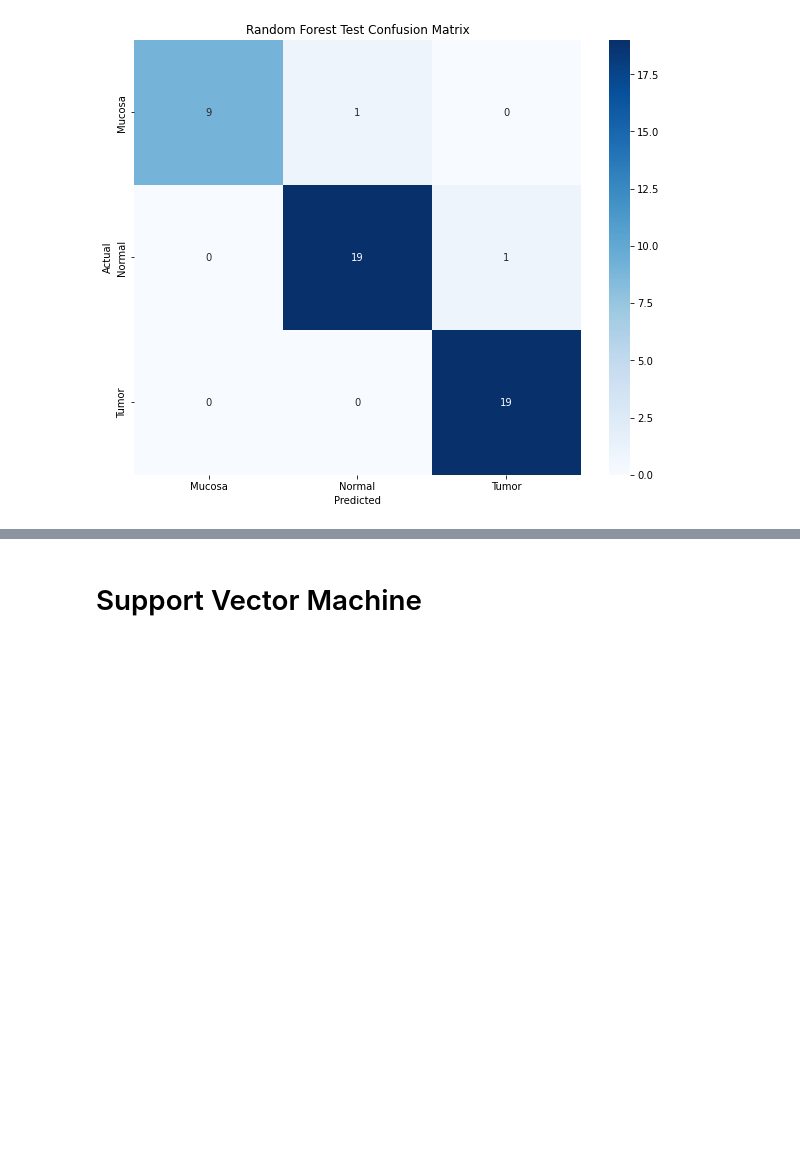
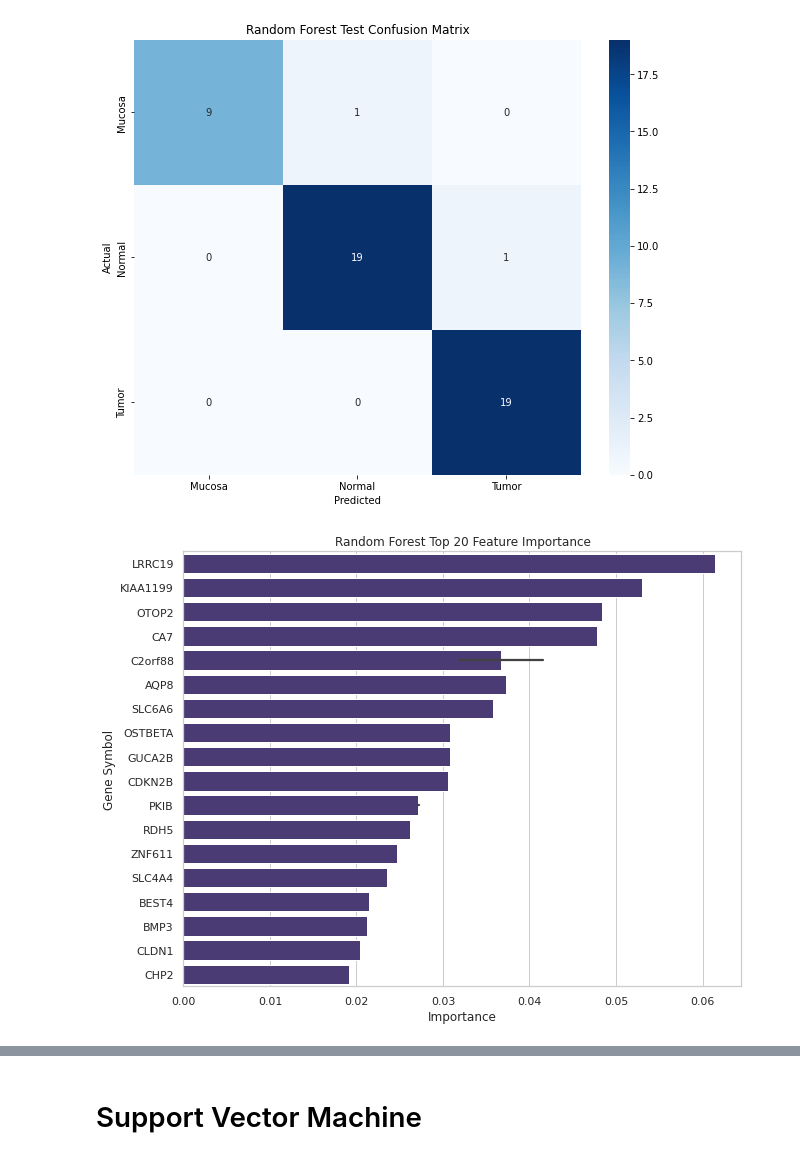
Before and after one commit to pritambera2000/BU_Bioinformatics, a Jupyter notebook: Notebooks/Cancer/Colorectal/colorectal_deg_feature_selection_lfc_oversampling_mrmr.ipynb, the cells around one changed output, grey strips where cells are left out. Saved outputs shown, nothing was run; the diff lists cells and outputs as text; code cells hidden in the pictures; blank space fills up the shorter version.

```diff
--- a/Notebooks/Cancer/Colorectal/colorectal_deg_feature_selection_lfc_oversampling_mrmr.ipynb
+++ b/Notebooks/Cancer/Colorectal/colorectal_deg_feature_selection_lfc_oversampling_mrmr.ipynb
@@ -201,8 +239,9 @@ for train_idx, test_idx in cv.split(X_train_norm, y_train):
 # Normalize feature importance scores
 feature_importances /= cv.n_splits
 
+top_features_to_select = 50
 # Get top k features based on importance scores
-top_k_features = np.argsort(feature_importances)[-n_features_to_select:]
+top_k_features = np.argsort(feature_importances)[-top_features_to_select:]
 selected_features_names = X_train.columns[top_k_features]
 print("Selected Features:", selected_features_names)
 
@@ -363,3 +477,31 @@ plt.ylabel('Actual')
 plt.show()
 # %% [output]
 [figure]
+# %%
+# Get feature importances from the trained Random Forest model
+importances = rf_clf.feature_importances_
+
+# Create a DataFrame with feature importances and selected feature names
+feature_importances_df = pd.DataFrame({'Feature': selected_features_names, 'Importance': importances})
+
+# Merge the feature importances DataFrame with the selected features DataFrame
+merged_df = pd.merge(feature_importances_df, selected_features_df, left_on='Feature', right_on='ID')
+
+# Replace the probe IDs with gene symbols in the merged DataFrame
+merged_df['Feature'] = merged_df['Gene.Symbol']
+
+# Sort the merged DataFrame by importance in descending order
+merged_df = merged_df.sort_values('Importance', ascending=False)
+
+# Select the top 20 features
+top_20_features = merged_df.head(20)
+
+# Plot the top 20 feature importances
+plt.figure(figsize=(10, 8))
+sns.barplot(x='Importance', y='Feature', data=top_20_features)
+plt.title('Random Forest Top 20 Feature Importance')
+plt.xlabel('Importance')
+plt.ylabel('Gene Symbol')
+plt.show()
+# %% [output]
+[figure, added]
```
Also changed, not shown: parts of 14 cells of this notebook.
